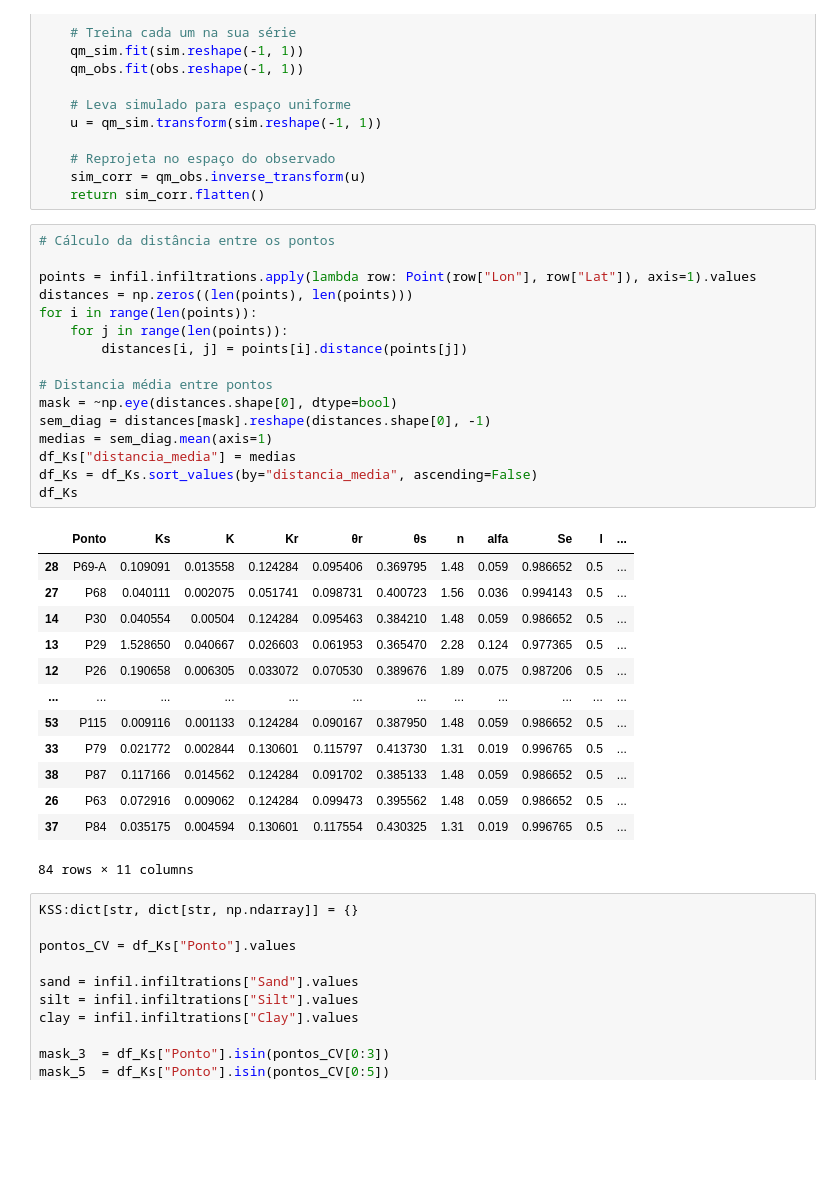
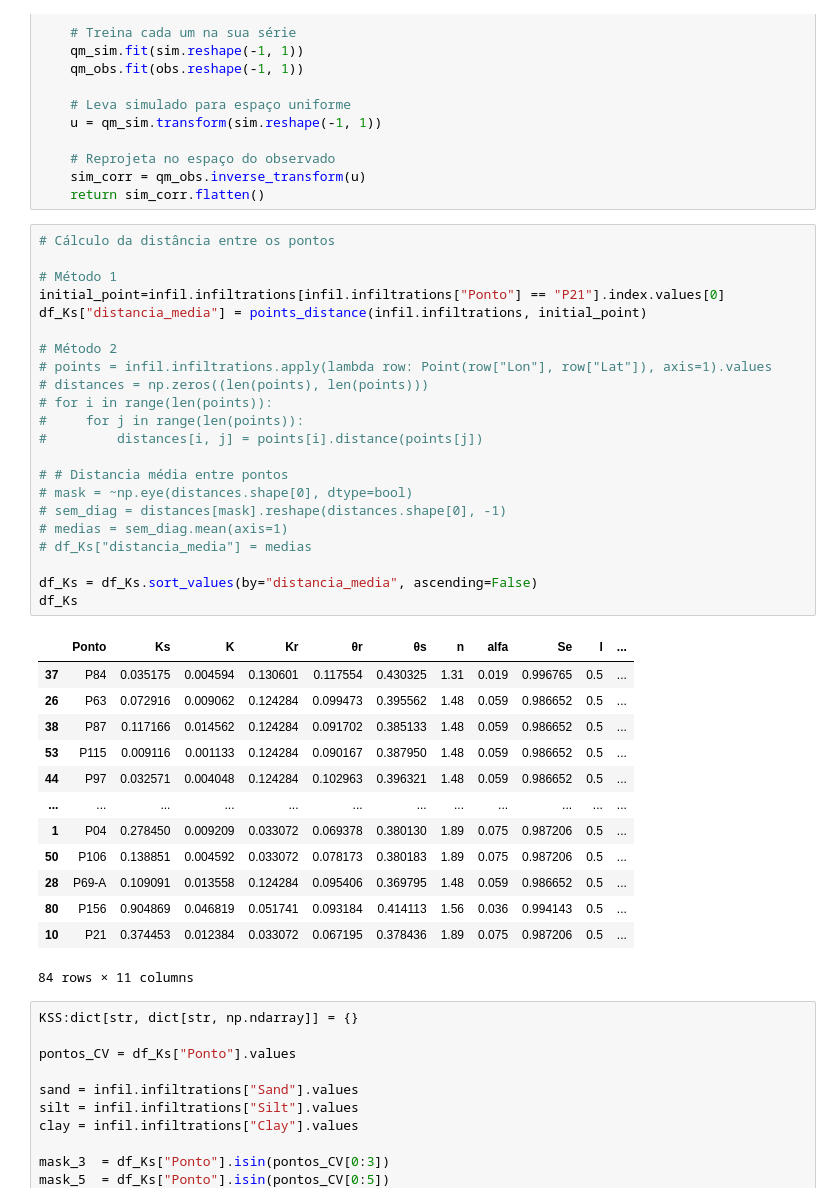
Before and after one commit to felipeiug/mestrado, a Jupyter notebook: comparacao_Ks.ipynb, the cells around one changed output. Drawn from its saved outputs; the diff is of its cells as text; blank space fills up the shorter version.

```diff
--- a/comparacao_Ks.ipynb
+++ b/comparacao_Ks.ipynb
@@ -68,32 +68,38 @@ def quantile_mapping(sim, obs):
 # %%
 # Cálculo da distância entre os pontos
 
-points = infil.infiltrations.apply(lambda row: Point(row["Lon"], row["Lat"]), axis=1).values
-distances = np.zeros((len(points), len(points)))
-for i in range(len(points)):
-    for j in range(len(points)):
-        distances[i, j] = points[i].distance(points[j])
+# Método 1
+initial_point=infil.infiltrations[infil.infiltrations["Ponto"] == "P21"].index.values[0]
+df_Ks["distancia_media"] = points_distance(infil.infiltrations, initial_point)
 
-# Distancia média entre pontos
-mask = ~np.eye(distances.shape[0], dtype=bool)
-sem_diag = distances[mask].reshape(distances.shape[0], -1)
-medias = sem_diag.mean(axis=1)
-df_Ks["distancia_media"] = medias
+# Método 2
+# points = infil.infiltrations.apply(lambda row: Point(row["Lon"], row["Lat"]), axis=1).values
+# distances = np.zeros((len(points), len(points)))
+# for i in range(len(points)):
+#     for j in range(len(points)):
+#         distances[i, j] = points[i].distance(points[j])
+
+# # Distancia média entre pontos
+# mask = ~np.eye(distances.shape[0], dtype=bool)
+# sem_diag = distances[mask].reshape(distances.shape[0], -1)
+# medias = sem_diag.mean(axis=1)
+# df_Ks["distancia_media"] = medias
+
 df_Ks = df_Ks.sort_values(by="distancia_media", ascending=False)
 df_Ks
 # %% [output]
 |  | Ponto | Ks | K | Kr | θr | θs | n | alfa | Se | l | ... |
+| 37 | P84 | 0.035175 | 0.004594 | 0.130601 | 0.117554 | 0.430325 | 1.31 | 0.019 | 0.996765 | 0.5 | ... |
+| 26 | P63 | 0.072916 | 0.009062 | 0.124284 | 0.099473 | 0.395562 | 1.48 | 0.059 | 0.986652 | 0.5 | ... |
+| 38 | P87 | 0.117166 | 0.014562 | 0.124284 | 0.091702 | 0.385133 | 1.48 | 0.059 | 0.986652 | 0.5 | ... |
+| 53 | P115 | 0.009116 | 0.001133 | 0.124284 | 0.090167 | 0.387950 | 1.48 | 0.059 | 0.986652 | 0.5 | ... |
+| 44 | P97 | 0.032571 | 0.004048 | 0.124284 | 0.102963 | 0.396321 | 1.48 | 0.059 | 0.986652 | 0.5 | ... |
+| ... | ... | ... | ... | ... | ... | ... | ... | ... | ... | ... | ... |
+| 1 | P04 | 0.278450 | 0.009209 | 0.033072 | 0.069378 | 0.380130 | 1.89 | 0.075 | 0.987206 | 0.5 | ... |
+| 50 | P106 | 0.138851 | 0.004592 | 0.033072 | 0.078173 | 0.380183 | 1.89 | 0.075 | 0.987206 | 0.5 | ... |
 | 28 | P69-A | 0.109091 | 0.013558 | 0.124284 | 0.095406 | 0.369795 | 1.48 | 0.059 | 0.986652 | 0.5 | ... |
-| 27 | P68 | 0.040111 | 0.002075 | 0.051741 | 0.098731 | 0.400723 | 1.56 | 0.036 | 0.994143 | 0.5 | ... |
-| 14 | P30 | 0.040554 | 0.00504 | 0.124284 | 0.095463 | 0.384210 | 1.48 | 0.059 | 0.986652 | 0.5 | ... |
-| 13 | P29 | 1.528650 | 0.040667 | 0.026603 | 0.061953 | 0.365470 | 2.28 | 0.124 | 0.977365 | 0.5 | ... |
-| 12 | P26 | 0.190658 | 0.006305 | 0.033072 | 0.070530 | 0.389676 | 1.89 | 0.075 | 0.987206 | 0.5 | ... |
-| ... | ... | ... | ... | ... | ... | ... | ... | ... | ... | ... | ... |
-| 53 | P115 | 0.009116 | 0.001133 | 0.124284 | 0.090167 | 0.387950 | 1.48 | 0.059 | 0.986652 | 0.5 | ... |
-| 33 | P79 | 0.021772 | 0.002844 | 0.130601 | 0.115797 | 0.413730 | 1.31 | 0.019 | 0.996765 | 0.5 | ... |
-| 38 | P87 | 0.117166 | 0.014562 | 0.124284 | 0.091702 | 0.385133 | 1.48 | 0.059 | 0.986652 | 0.5 | ... |
-| 26 | P63 | 0.072916 | 0.009062 | 0.124284 | 0.099473 | 0.395562 | 1.48 | 0.059 | 0.986652 | 0.5 | ... |
-| 37 | P84 | 0.035175 | 0.004594 | 0.130601 | 0.117554 | 0.430325 | 1.31 | 0.019 | 0.996765 | 0.5 | ... |
+| 80 | P156 | 0.904869 | 0.046819 | 0.051741 | 0.093184 | 0.414113 | 1.56 | 0.036 | 0.994143 | 0.5 | ... |
+| 10 | P21 | 0.374453 | 0.012384 | 0.033072 | 0.067195 | 0.378436 | 1.89 | 0.075 | 0.987206 | 0.5 | ... |
 84 rows × 11 columns
 # %%
 KSS:dict[str, dict[str, np.ndarray]] = {}
```
Also changed, not shown: parts of 4 cells of this notebook, 27 other files.
